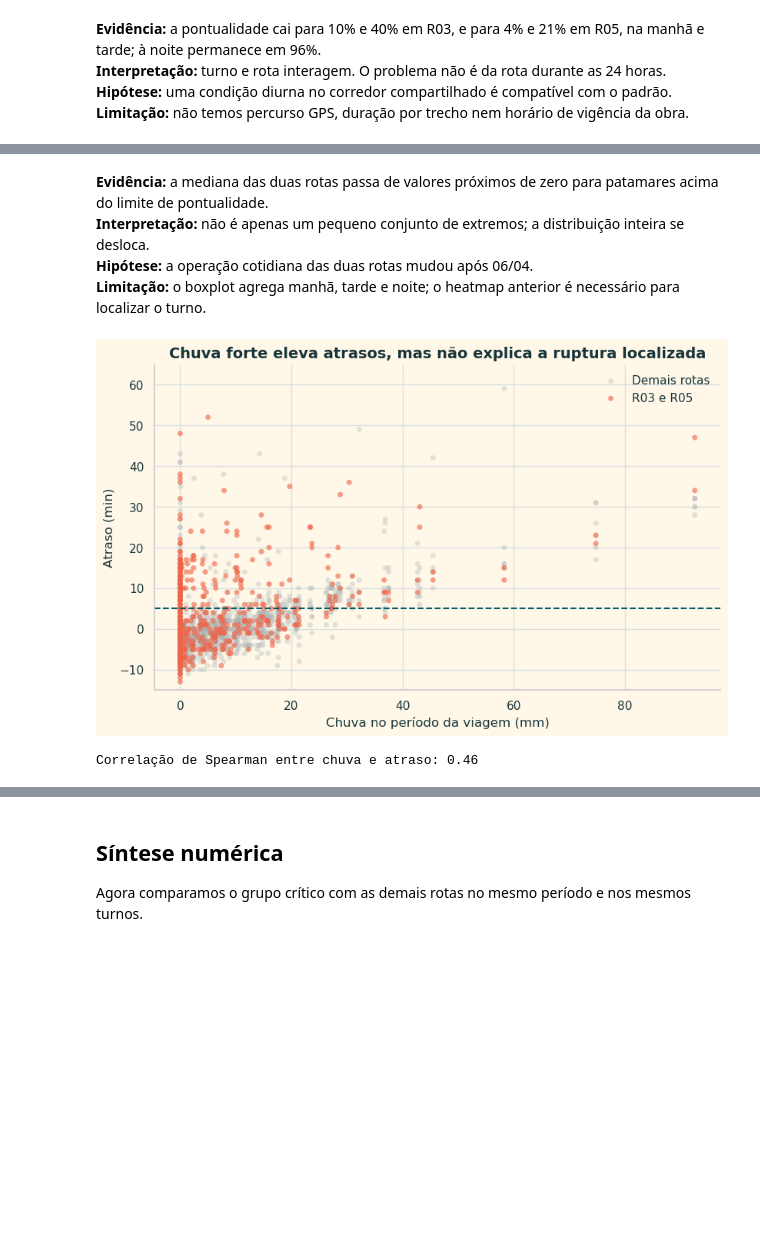
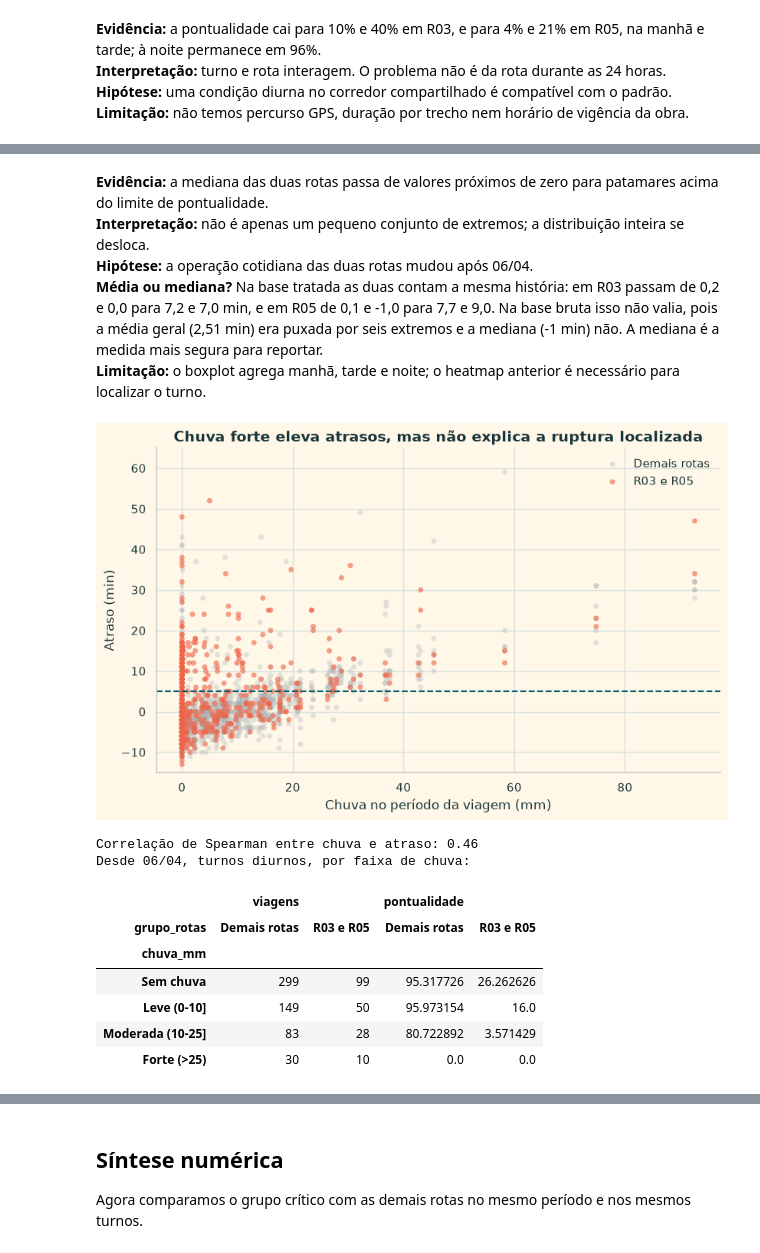
Before and after one commit to JulianaBallin/TransitTrace, a Jupyter notebook: transporte_fretado_rota_em_dia.ipynb, the cells around one changed output, grey strips where cells are left out. Drawn from its saved outputs; the diff is of its cells as text; code cells hidden in the pictures; blank space fills up the shorter version.

```diff
--- a/transporte_fretado_rota_em_dia.ipynb
+++ b/transporte_fretado_rota_em_dia.ipynb
@@ -431,0 +595,30 @@ display(checks.to_frame())
+# %%
+route_stats = data.groupby("rota").agg(
+    viagens=("atraso_min", "size"),
+    pontualidade=("pontual", "mean"),
+    média=("atraso_min", "mean"),
+    mediana=("atraso_min", "median"),
+    desvio=("atraso_min", "std"),
+    iqr=("atraso_min", lambda s: s.quantile(0.75) - s.quantile(0.25)),
+    após_turno=("apos_inicio_turno", "sum"),
+)
+route_stats["pontualidade"] *= 100
+display(route_stats.round(1))
+
+monthly = data.pivot_table(
+    index="rota", columns="mes", values="pontual", aggfunc="mean"
+).mul(100)
+display(monthly.round(1))
+
+for group in ["zona_origem", "empresa"]:
+    table = data.groupby(group).agg(
+        viagens=("atraso_min", "size"),
+        pontualidade=("pontual", "mean"),
+        mediana=("atraso_min", "median"),
+        iqr=("atraso_min", lambda s: s.quantile(0.75) - s.quantile(0.25)),
+    )
+    table["pontualidade"] *= 100
+    display(table.sort_values("pontualidade").round(1))
+
+clean_stats = data["atraso_min"].describe(percentiles=[0.25, 0.50, 0.75, 0.95, 0.99])
+display(clean_stats.round(2).to_frame("atraso_min depois da limpeza"))
@@ -531,24 +791,45 @@ plt.show()
 **Evidência:** a mediana das duas rotas passa de valores próximos de zero para patamares acima do limite de pontualidade.
 **Interpretação:** não é apenas um pequeno conjunto de extremos; a distribuição inteira se desloca.
 **Hipótese:** a operação cotidiana das duas rotas mudou após 06/04.
+**Média ou mediana?** Na base tratada as duas contam a mesma história: em R03 passam de 0,2 e 0,0 para 7,2 e 7,0 min, e em R05 de 0,1 e -1,0 para 7,7 e 9,0. Na base bruta isso não valia, pois a média geral (2,51 min) era puxada por seis extremos e a mediana (-1 min) não. A mediana é a medida mais segura para reportar.
 **Limitação:** o boxplot agrega manhã, tarde e noite; o heatmap anterior é necessário para localizar o turno.
 # %%
 rain = data.dropna(subset=["chuva_mm", "atraso_min"])
 fig, ax = plt.subplots(figsize=(9.5, 5.5))
 for group, color, alpha in [("Demais rotas", GRAY, 0.32), ("R03 e R05", CORAL, 0.62)]:
     subset = rain[rain["grupo_rotas"].eq(group)]
     ax.scatter(subset["chuva_mm"], subset["atraso_min"], s=25, alpha=alpha,
                color=color, label=group, edgecolors="none")
 ax.axhline(5, color=TEAL, ls="--", lw=1.5)
 ax.set(title="Chuva forte eleva atrasos, mas não explica a ruptura localizada",
        xlabel="Chuva no período da viagem (mm)", ylabel="Atraso (min)", ylim=(-15, 65))
 ax.legend(frameon=False)
 sns.despine()
 plt.show()
 
 correlation = rain[["chuva_mm", "atraso_min"]].corr(method="spearman").iloc[0, 1]
 print(f"Correlação de Spearman entre chuva e atraso: {correlation:.2f}")
+
+rain_band = pd.cut(
+    rain["chuva_mm"], [-np.inf, 0, 10, 25, np.inf],
+    labels=["Sem chuva", "Leve (0-10]", "Moderada (10-25]", "Forte (>25)"],
+)
+controlled = rain[rain["data"].ge("2026-04-06") & rain["turno"].isin(["Manhã", "Tarde"])]
+by_band = controlled.groupby(
+    [rain_band[controlled.index], controlled["grupo_rotas"]], observed=True
+)["pontual"].agg(viagens="size", pontualidade="mean")
+by_band["pontualidade"] *= 100
+print("Desde 06/04, turnos diurnos, por faixa de chuva:")
+display(by_band.round(1).unstack("grupo_rotas"))
 # %% [output]
-[figure, old version]
+[figure, new version]
 Correlação de Spearman entre chuva e atraso: 0.46
+Desde 06/04, turnos diurnos, por faixa de chuva:
+|  | viagens |  | pontualidade |  |
+| grupo_rotas | Demais rotas | R03 e R05 | Demais rotas | R03 e R05 |
+| chuva_mm |  |  |  |  |
+| Sem chuva | 299 | 99 | 95.317726 | 26.262626 |
+| Leve (0-10] | 149 | 50 | 95.973154 | 16.0 |
+| Moderada (10-25] | 83 | 28 | 80.722892 | 3.571429 |
+| Forte (>25) | 30 | 10 | 0.0 | 0.0 |
 # %% [markdown]
```
Also changed, not shown: parts of 24 cells of this notebook, 9 other files.
